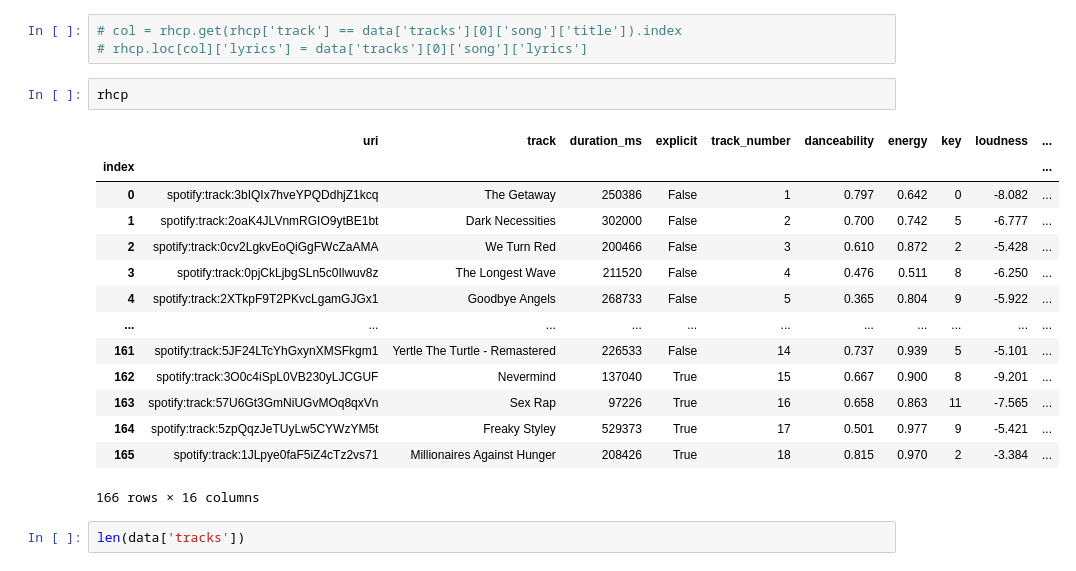
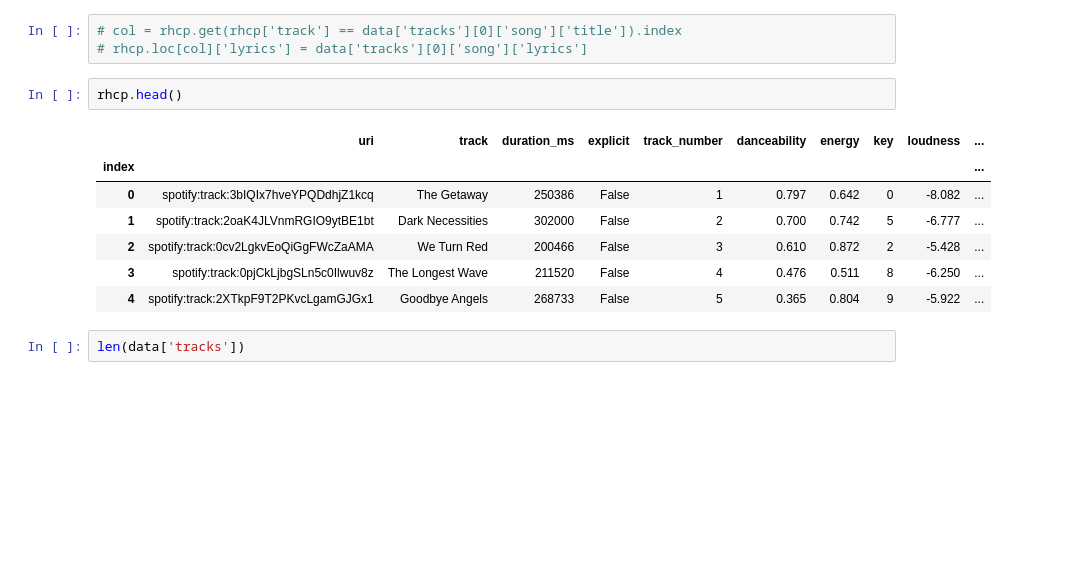
Before and after one commit to klsalcedo/lyric_generation, a Jupyter notebook: lyric_analysis.ipynb, the cells around one changed output. Saved outputs shown, nothing was run; the diff lists cells and outputs as text; blank space fills up the shorter version.

```diff
--- a/lyric_analysis.ipynb
+++ b/lyric_analysis.ipynb
@@ -336,22 +334,15 @@ data['name']
 # col = rhcp.get(rhcp['track'] == data['tracks'][0]['song']['title']).index
 # rhcp.loc[col]['lyrics'] = data['tracks'][0]['song']['lyrics']
 # %%
-rhcp
+rhcp.head()
 # %% [output]
 |  | uri | track | duration_ms | explicit | track_number | danceability | energy | key | loudness | ... |
 | index |  |  |  |  |  |  |  |  |  | ... |
 | 0 | spotify:track:3bIQIx7hveYPQDdhjZ1kcq | The Getaway | 250386 | False | 1 | 0.797 | 0.642 | 0 | -8.082 | ... |
 | 1 | spotify:track:2oaK4JLVnmRGIO9ytBE1bt | Dark Necessities | 302000 | False | 2 | 0.700 | 0.742 | 5 | -6.777 | ... |
 | 2 | spotify:track:0cv2LgkvEoQiGgFWcZaAMA | We Turn Red | 200466 | False | 3 | 0.610 | 0.872 | 2 | -5.428 | ... |
 | 3 | spotify:track:0pjCkLjbgSLn5c0Ilwuv8z | The Longest Wave | 211520 | False | 4 | 0.476 | 0.511 | 8 | -6.250 | ... |
 | 4 | spotify:track:2XTkpF9T2PKvcLgamGJGx1 | Goodbye Angels | 268733 | False | 5 | 0.365 | 0.804 | 9 | -5.922 | ... |
-| ... | ... | ... | ... | ... | ... | ... | ... | ... | ... | ... |
-| 161 | spotify:track:5JF24LTcYhGxynXMSFkgm1 | Yertle The Turtle - Remastered | 226533 | False | 14 | 0.737 | 0.939 | 5 | -5.101 | ... |
-| 162 | spotify:track:3O0c4iSpL0VB230yLJCGUF | Nevermind | 137040 | True | 15 | 0.667 | 0.900 | 8 | -9.201 | ... |
-| 163 | spotify:track:57U6Gt3GmNiUGvMOq8qxVn | Sex Rap | 97226 | True | 16 | 0.658 | 0.863 | 11 | -7.565 | ... |
-| 164 | spotify:track:5zpQqzJeTUyLw5CYWzYM5t | Freaky Styley | 529373 | True | 17 | 0.501 | 0.977 | 9 | -5.421 | ... |
-| 165 | spotify:track:1JLpye0faF5iZ4cTz2vs71 | Millionaires Against Hunger | 208426 | True | 18 | 0.815 | 0.970 | 2 | -3.384 | ... |
-166 rows × 16 columns
 # %%
 len(data['tracks'])
 # %% [output]
```
Also changed, not shown: parts of 26 cells of this notebook.
